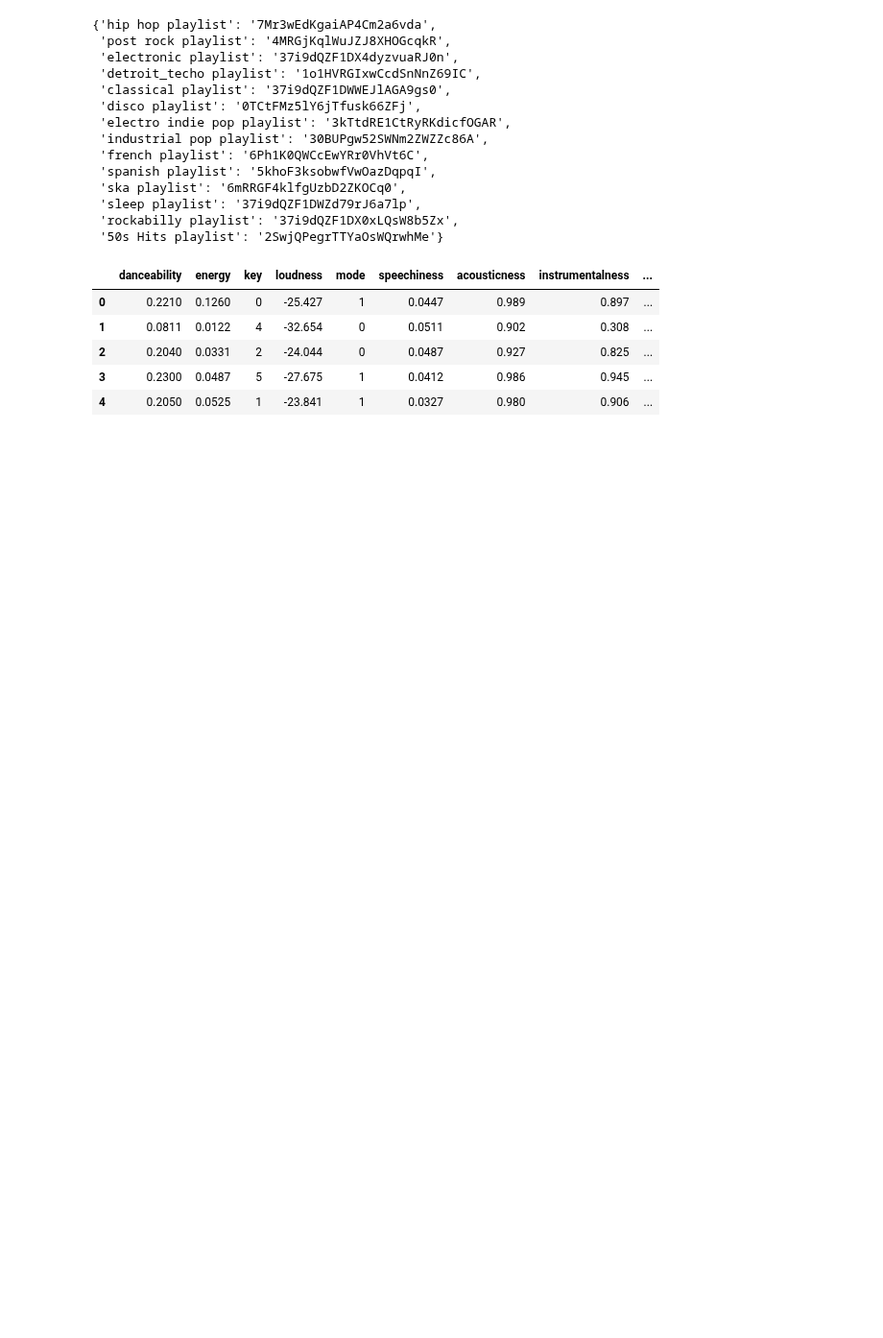
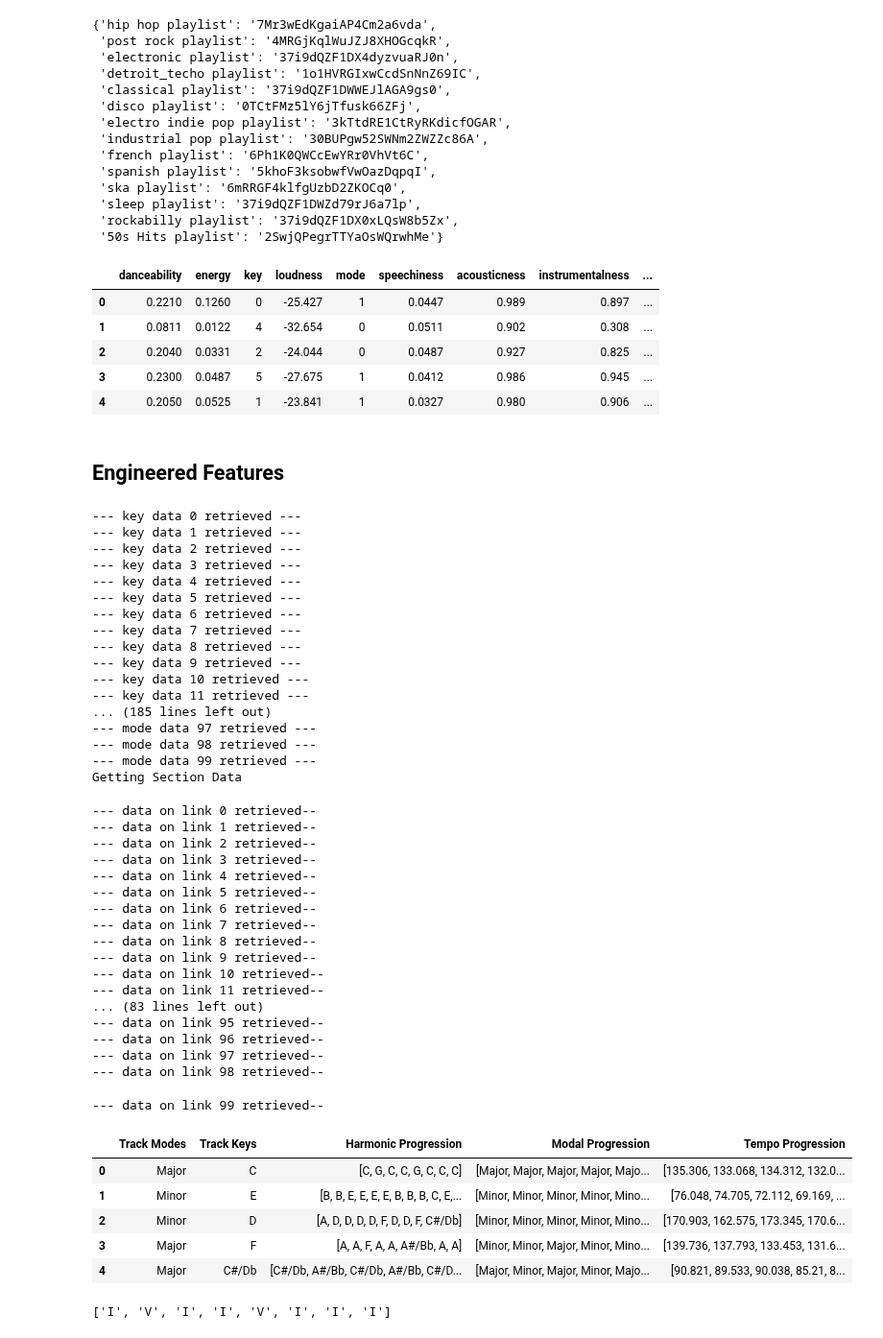
Before and after one commit to FinchMF/Classification_Models, a Jupyter notebook: Using_Data_Gathering_Utilities.ipynb, the cells around one changed output. Shown at 96% size. Cells and saved outputs as stored; diff of their text form; code cells hidden in the pictures; blank space fills up the shorter version.

```diff
--- a/Using_Data_Gathering_Utilities.ipynb
+++ b/Using_Data_Gathering_Utilities.ipynb
@@ -46,3 +53,62 @@ classical_df.head()
 | 2 | 0.2040 | 0.0331 | 2 | -24.044 | 0 | 0.0487 | 0.927 | 0.825 | ... |
 | 3 | 0.2300 | 0.0487 | 5 | -27.675 | 1 | 0.0412 | 0.986 | 0.945 | ... |
 | 4 | 0.2050 | 0.0525 | 1 | -23.841 | 1 | 0.0327 | 0.980 | 0.906 | ... |
+# %% [markdown]
+## Engineered Features
+# %%
+# how to retrieve engineered feature dataframe part 1
+classical_pl_keys_df = pd.DataFrame(get_all_keys(genre_dict.get('classical playlist')))
+classical_pl_keys_df = classical_pl_keys_df.rename(columns={0: 'Track Keys'})
+classical_pl_key_modes_df = pd.DataFrame(get_all_key_modes(genre_dict.get('classical playlist')))
+classical_pl_key_modes_df = classical_pl_key_modes_df.rename(columns={0: 'Track Modes'})
+classical_global = pd.concat([classical_pl_key_modes_df, classical_pl_keys_df], axis = 1)
+
+classical_sections_df = pd.DataFrame(fetch_sections_info(genre_dict.get('classical playlist')))
+classical_sections_df = classical_sections_df.rename(columns={0: 'Harmonic Progression',
+                                                              1: 'Modal Progression',
+                                                              2: 'Tempo Progression'})
+
+classical_global_and_section_info_df = pd.concat([classical_global, classical_sections_df], axis = 1)
+classical_global_and_section_info_df.head()
+# %% [output]
+--- key data 0 retrieved ---
+--- key data 1 retrieved ---
+--- key data 2 retrieved ---
+--- key data 3 retrieved ---
+--- key data 4 retrieved ---
+--- key data 5 retrieved ---
+--- key data 6 retrieved ---
+--- key data 7 retrieved ---
+--- key data 8 retrieved ---
+--- key data 9 retrieved ---
+--- key data 10 retrieved ---
+--- key data 11 retrieved ---
+... (185 lines left out)
+--- mode data 97 retrieved ---
+--- mode data 98 retrieved ---
+--- mode data 99 retrieved ---
+Getting Section Data
+--- data on link 0 retrieved--
+--- data on link 1 retrieved--
+--- data on link 2 retrieved--
+--- data on link 3 retrieved--
+--- data on link 4 retrieved--
+--- data on link 5 retrieved--
+--- data on link 6 retrieved--
+--- data on link 7 retrieved--
+--- data on link 8 retrieved--
+--- data on link 9 retrieved--
+--- data on link 10 retrieved--
+--- data on link 11 retrieved--
+... (83 lines left out)
+--- data on link 95 retrieved--
+--- data on link 96 retrieved--
+--- data on link 97 retrieved--
+--- data on link 98 retrieved--
+--- data on link 99 retrieved--
+|  | Track Modes | Track Keys | Harmonic Progression | Modal Progression | Tempo Progression |
+| 0 | Major | C | [C, G, C, C, G, C, C, C] | [Major, Major, Major, Major, Majo... | [135.306, 133.068, 134.312, 132.0... |
+| 1 | Minor | E | [B, B, E, E, E, E, B, B, B, C, E,... | [Minor, Minor, Minor, Minor, Mino... | [76.048, 74.705, 72.112, 69.169, ... |
+| 2 | Minor | D | [A, D, D, D, D, F, D, D, F, C#/Db] | [Minor, Minor, Minor, Minor, Mino... | [170.903, 162.575, 173.345, 170.6... |
+| 3 | Major | F | [A, A, F, A, A, A#/Bb, A, A] | [Minor, Minor, Major, Minor, Mino... | [139.736, 137.793, 133.453, 131.6... |
+| 4 | Major | C#/Db | [C#/Db, A#/Bb, C#/Db, A#/Bb, C#/D... | [Major, Minor, Major, Minor, Majo... | [90.821, 89.533, 90.038, 85.21, 8... |
@@ -48,0 +123,7 @@ classical_df.head()
+# %%
+prog = get_progression_m(classical_global_and_section_info_df['Track Modes'][0],
+                         classical_global_and_section_info_df['Track Keys'][0],
+                         classical_global_and_section_info_df['Harmonic Progression'][0])
+prog
+# %% [output]
+['I', 'V', 'I', 'I', 'V', 'I', 'I', 'I']
```
Also changed, not shown: parts of 24 cells of this notebook, 3 other files.
